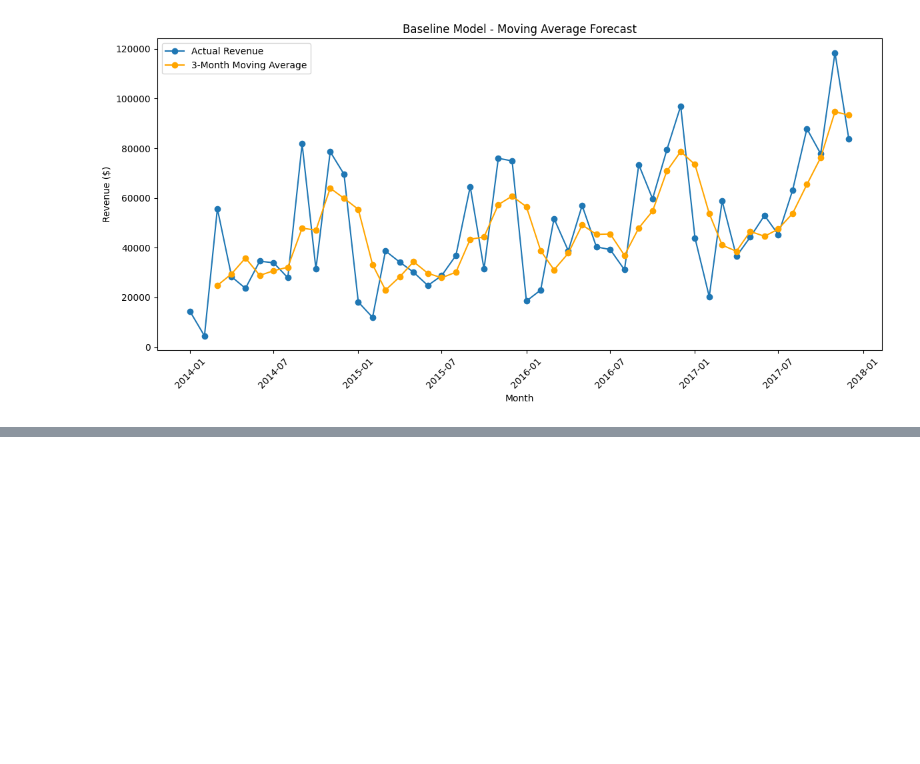
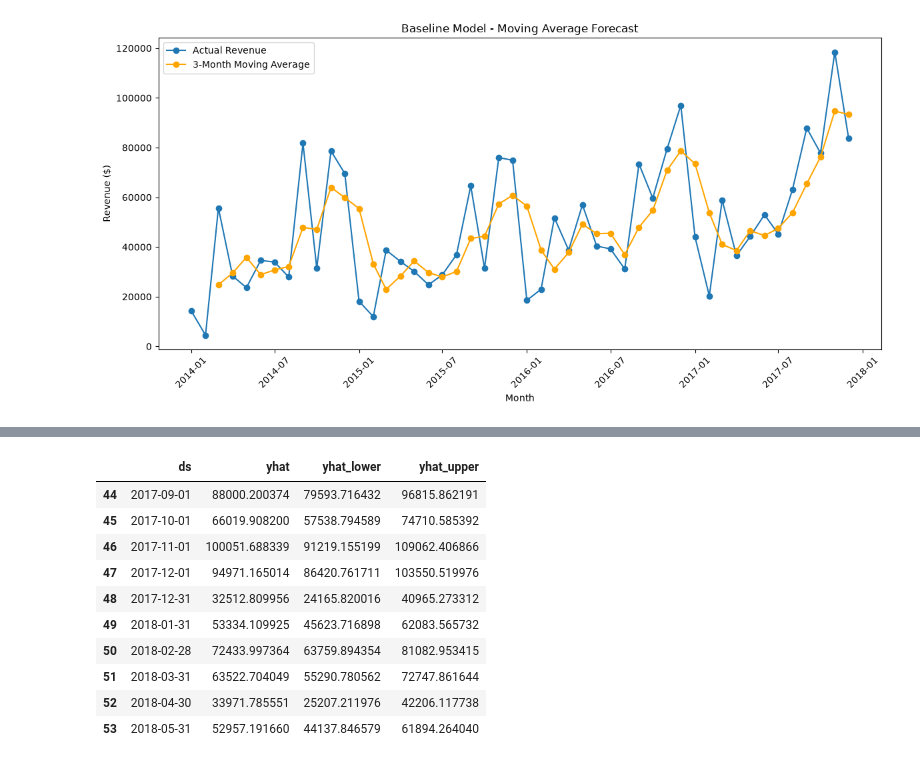
Before and after one commit to irlhasnain/retail-sales-analytics, a Jupyter notebook: notebooks/03_forecasting.ipynb, the cells around one changed output, grey strips where cells are left out. Saved outputs shown, nothing was run; the diff lists cells and outputs as text; code cells hidden in the pictures; blank space fills up the shorter version.

Commit message:
Train Prophet forecasting model

```diff
--- a/notebooks/03_forecasting.ipynb
+++ b/notebooks/03_forecasting.ipynb
@@ -47,3 +49,16 @@ plt.tight_layout()
 plt.show()
 # %% [output]
 [figure]
+# %%
+from prophet import Prophet
+
+prophet_df = df[['month', 'total_revenue']].rename(columns={'month': 'ds', 'total_revenue': 'y'})
+
+model = Prophet()
+model.fit(prophet_df)
+
+future = model.make_future_dataframe(periods=6, freq='ME')
+forecast = model.predict(future)
+
+forecast[['ds', 'yhat', 'yhat_lower', 'yhat_upper']].tail(10)
+# %% [output]
@@ -49,0 +67,11 @@ plt.show()
+|  | ds | yhat | yhat_lower | yhat_upper |
+| 44 | 2017-09-01 | 88000.200374 | 79593.716432 | 96815.862191 |
+| 45 | 2017-10-01 | 66019.908200 | 57538.794589 | 74710.585392 |
+| 46 | 2017-11-01 | 100051.688339 | 91219.155199 | 109062.406866 |
+| 47 | 2017-12-01 | 94971.165014 | 86420.761711 | 103550.519976 |
+| 48 | 2017-12-31 | 32512.809956 | 24165.820016 | 40965.273312 |
+| 49 | 2018-01-31 | 53334.109925 | 45623.716898 | 62083.565732 |
+| 50 | 2018-02-28 | 72433.997364 | 63759.894354 | 81082.953415 |
+| 51 | 2018-03-31 | 63522.704049 | 55290.780562 | 72747.861644 |
+| 52 | 2018-04-30 | 33971.785551 | 25207.211976 | 42206.117738 |
+| 53 | 2018-05-31 | 52957.191660 | 44137.846579 | 61894.264040 |
```
Also changed, not shown: parts of 2 cells of this notebook.
